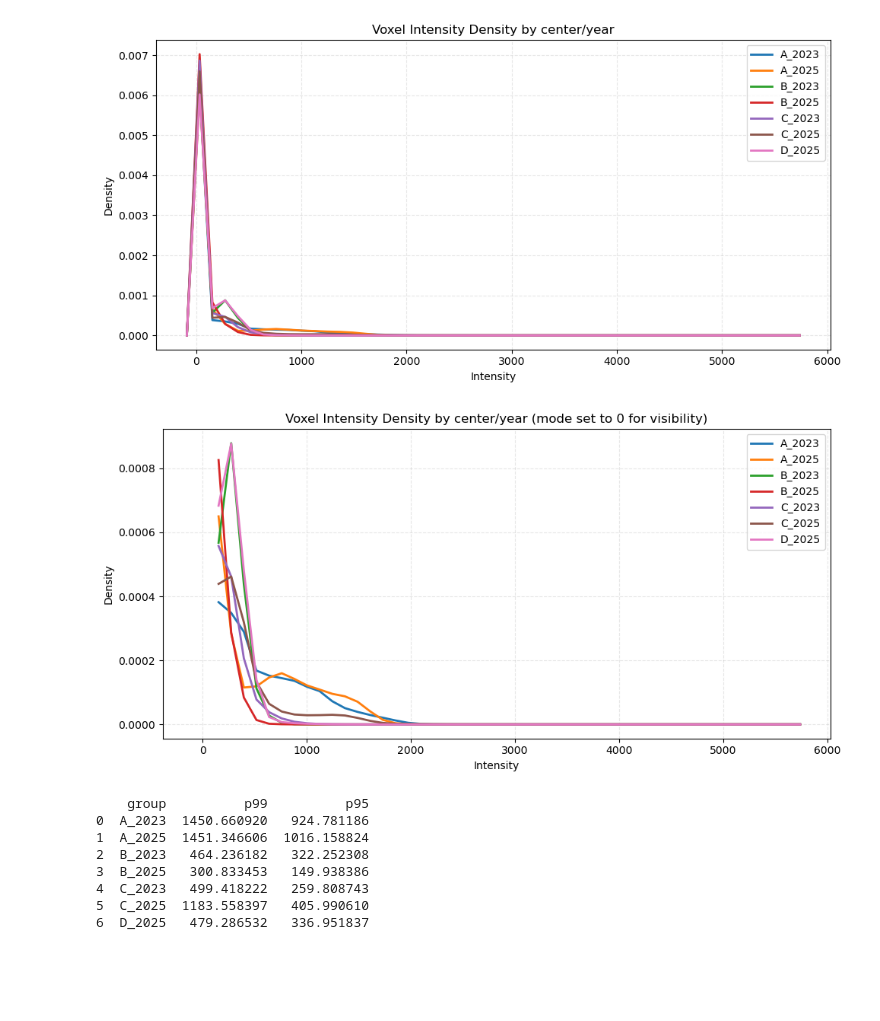
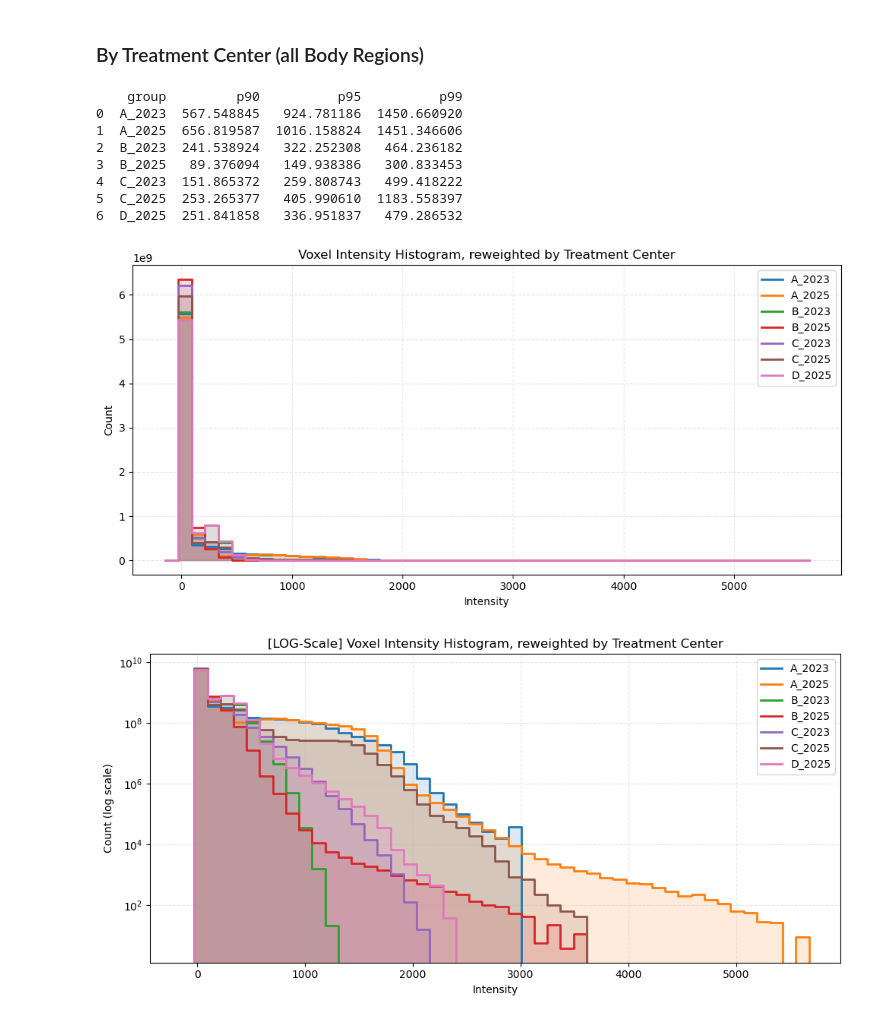
Before and after one commit to NicSchuler/fullbody-sCT, a Jupyter notebook: preprocessing/preprocessing_synthrad/voxel_intensity_distribution_plots.ipynb, the cells around one changed output. Drawn from its saved outputs; the diff is of its cells as text; code cells hidden in the pictures; blank space fills up the shorter version.

Commit message:
voxel intensity distribution update

```diff
--- a/preprocessing/preprocessing_synthrad/voxel_intensity_distribution_plots.ipynb
+++ b/preprocessing/preprocessing_synthrad/voxel_intensity_distribution_plots.ipynb
@@ -450,10 +556,15 @@ test_files = test_files["filename"].tolist()
 files = all_files
 
 # Step 1: Find global min and max intensity values
-min, max = find_global_min_max(files)
-print(f"min={round(min, 5)}\nmax={round(max, 5)}")
+# min, max = find_global_min_max(files)
+# print(f"min={round(min, 5)}\nmax={round(max, 5)}")
 
 # Step 2: build the CDF table
 # min, max = 0, 5648
 # print(f"min={round(min, 5)}\nmax={round(max, 5)}")
-table, thresholds = build_cdf_table(files, min - 150, max + 150, n_points=50)
+# table, thresholds = build_cdf_table(files, min - 150, max + 150, n_points=50)
+# os.chdir(wdir)
+# np.savez("../histogram_data.npz", table=table, thresholds=thresholds)
+os.chdir(wdir)
+data = np.load("../histogram_data.npz")
+table, thresholds = data["table"], data["thresholds"]
@@ -478,21 +598,30 @@ print(percentile_table)
+# %% [markdown]
+### By Treatment Center (all Body Regions)
 # %%
 # Step 3: reconstruct global histogram by center_year
 hist_counts, bin_edges, groups = reconstruct_global_histogram_from_table(table, thresholds, group_col="center_year")
 percentile_table = percentile_table_from_hist(hist_counts, bin_edges, labels=groups.astype(str))
 
 # Step 4: Plot
-title="Voxel Intensity Density by center/year"
-plot_density_line(hist_counts, bin_edges, title=title, labels=groups.astype(str), remove_mode=False, plot_counts=False)
-plot_density_line(hist_counts, bin_edges, title=title, labels=groups.astype(str), remove_mode=True, plot_counts=False)
+title="Voxel Intensity Density by Treatment Center"
+# plot_density_line(hist_counts, bin_edges, title=title, labels=groups.astype(str), remove_mode=False)
+# plot_density_line(hist_counts, bin_edges, title=title, labels=groups.astype(str), remove_mode=True)
 print(percentile_table)
+
+# Step 5: Plot histogram
+hist_counts, bin_edges, groups = reconstruct_global_histogram_from_table(table, thresholds, group_col="center_year")
+title = title.replace("Density", "Histogram, reweighted")
+plot_hist_outline(hist_counts, bin_edges, title=title, labels=groups.astype(str), remove_mode=False)
+plot_hist_outline(hist_counts, bin_edges, title=title, labels=groups.astype(str), remove_mode=False, log_scale=True)
+plot_hist_outline(hist_counts, bin_edges, title=title, labels=groups.astype(str), remove_mode=True)
 # %% [output]
+    group         p90          p95          p99
+0  A_2023  567.548845   924.781186  1450.660920
+1  A_2025  656.819587  1016.158824  1451.346606
+2  B_2023  241.538924   322.252308   464.236182
+3  B_2025   89.376094   149.938386   300.833453
+4  C_2023  151.865372   259.808743   499.418222
+5  C_2025  253.265377   405.990610  1183.558397
+6  D_2025  251.841858   336.951837   479.286532
-[figure, old version]
+[figure, new version]
-[figure, old version]
+[figure, new version]
-    group          p99          p95
-0  A_2023  1450.660920   924.781186
-1  A_2025  1451.346606  1016.158824
-2  B_2023   464.236182   322.252308
-3  B_2025   300.833453   149.938386
-4  C_2023   499.418222   259.808743
-5  C_2025  1183.558397   405.990610
-6  D_2025   479.286532   336.951837
```
Also changed, not shown: parts of 24 cells of this notebook.
